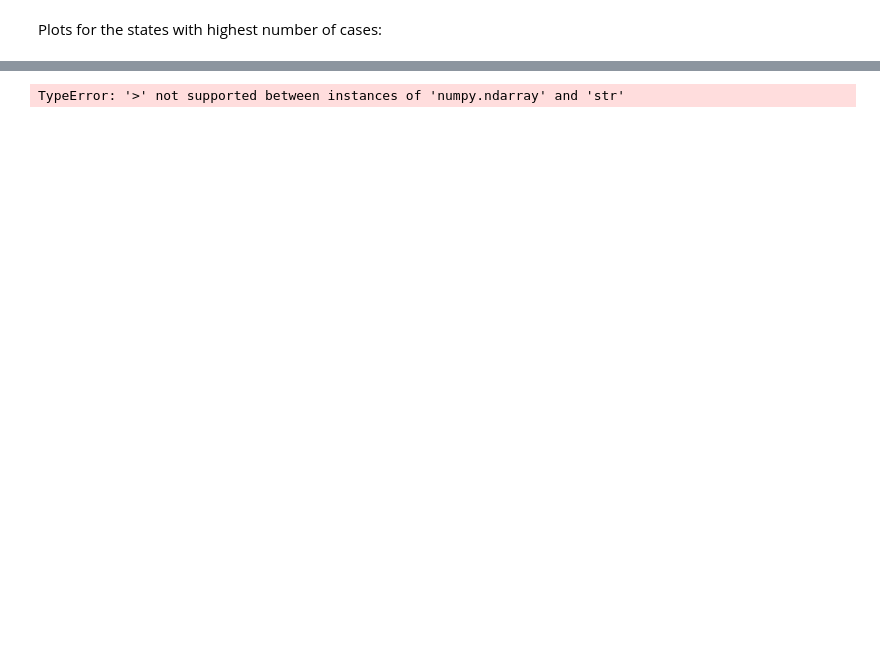
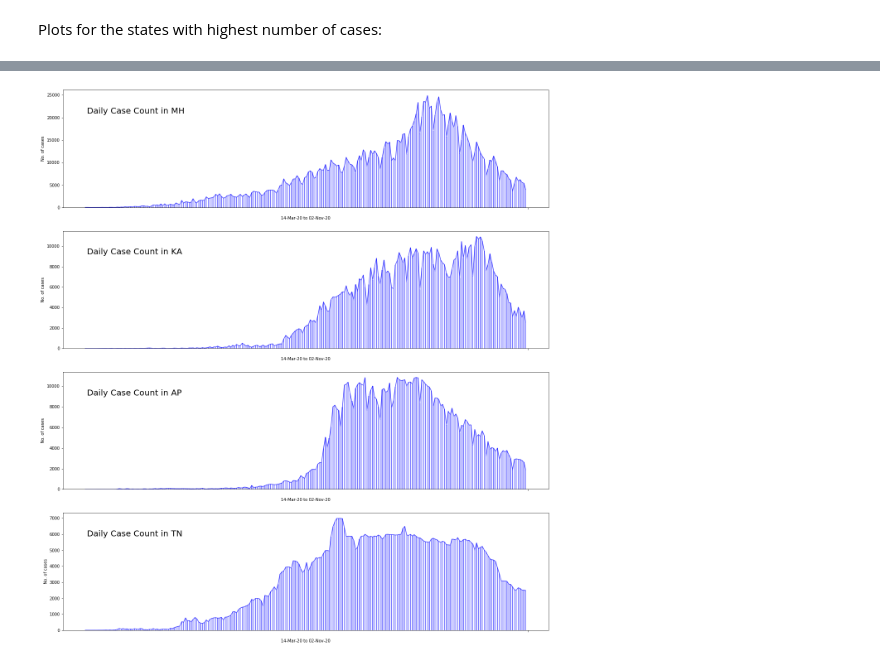
Before and after one commit to vai-bhav-m/DS-blog, a Jupyter notebook: _notebooks/2020-08-09-DailyUpdate.ipynb, the cells around one changed output, grey strips where cells are left out. Cells and saved outputs as stored; diff of their text form; code cells hidden in the pictures; blank space fills up the shorter version.

```diff
--- a/_notebooks/2020-08-09-DailyUpdate.ipynb
+++ b/_notebooks/2020-08-09-DailyUpdate.ipynb
@@ -165,21 +163,23 @@ Plots for the states with highest number of cases:
 # %%
 #hide_input
-top_3 = sorted(df_cases.sum().values[1:], reverse=True)[1:4]
-top3_states=[]
-for i in top_3:
-    top3_states.append(df_cases.sum()[df_cases.sum() == i].index)
+top_10 = sorted(df_cases.sum().values[2:], reverse=True)[1:11]
+top10_states=[]
+for i in top_10:
+    top10_states.append(df_cases.sum()[df_cases.sum() == i].index)
 
 
-fig, ax = plt.subplots(1,3,figsize = (21,6))
-for i in range(3):
-    state = top3_states[i].values[0]
-    ax[i].plot(df_cases['Date'], df_cases[state],'.-', color='b', alpha=0.7)
-    ax[i].plot(df_deaths['Date'], df_deaths[state],'.-', color='r', alpha=0.7)
-    ax[i].plot(df_recovered['Date'], df_recovered[state],'.-', color='g', alpha=0.7)
+fig, ax = plt.subplots(4,1,figsize = (21,24))
+for i in range(4):
+    state = top10_states[i].values[0]
+    ax[i].plot(df_cases['Date'], df_cases[state],'-', color='b', alpha=0.7)
+    ax[i].bar(df_cases['Date'], df_cases[state], width=0.5, color='b', alpha=0.5)
+    ax[i].annotate(f'Daily Case Count in {state}', fontsize=20, xy=(0.05, 0.8), xycoords='axes fraction');
+    #ax[i].plot(df_deaths['Date'], df_deaths[state],'.-', color='r', alpha=0.7)
+    #ax[i].plot(df_recovered['Date'], df_recovered[state],'.-', color='g', alpha=0.7)
 
-    ax[i].set_title(f"Cases in {state}")
+    #ax[i].set_title(f"Cases in {state}")
     ax[i].set_xticks(ticks=' ')
     ax[i].set_xlabel(f'{df_cases.iloc[0][0]} to {df_cases.iloc[-1][0]}')
     ax[i].set_ylabel('No. of cases');
 # %% [output]
-TypeError: '>' not supported between instances of 'numpy.ndarray' and 'str'
+[figure, added]
```
Also changed, not shown: parts of 5 cells of this notebook.
